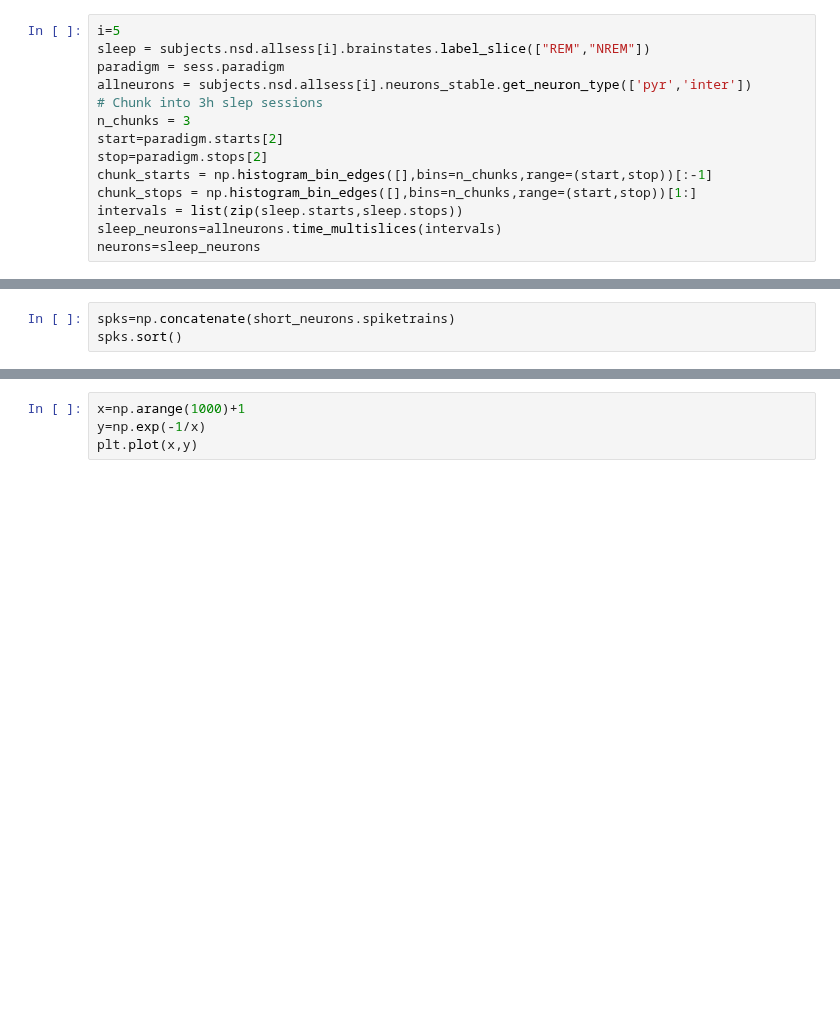
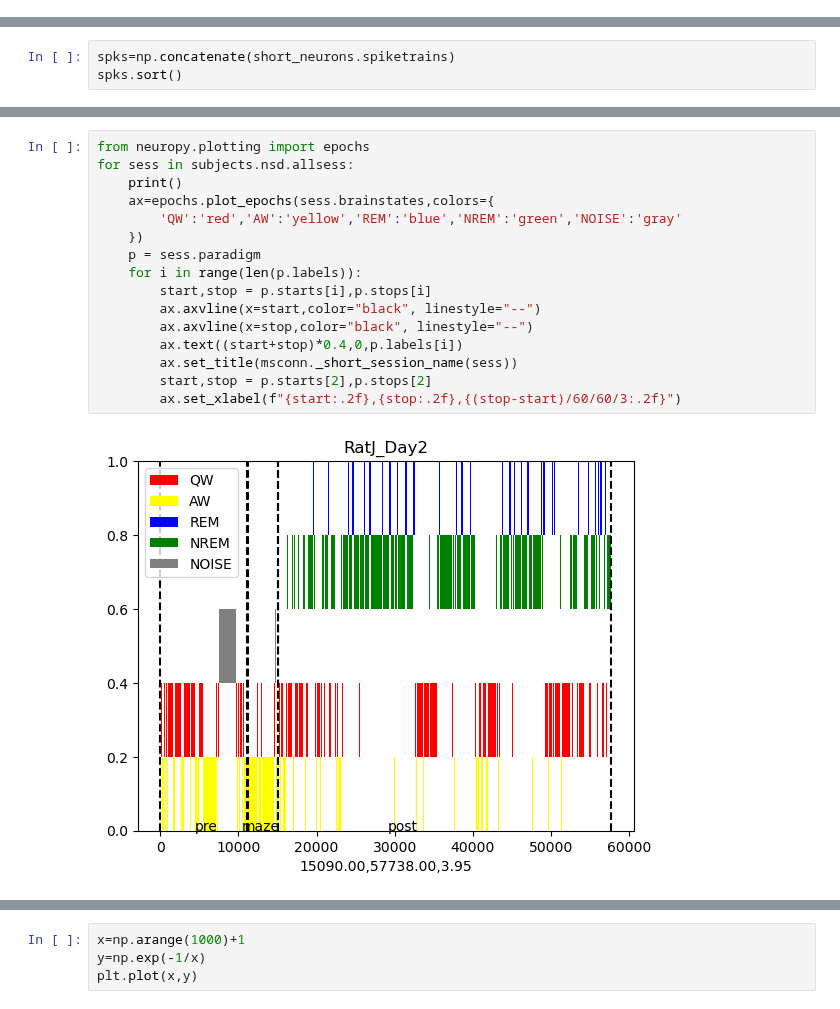
Before and after one commit to selina-lii/NeuroPy, a Jupyter notebook: notebooks/data_explore_selin.ipynb, the cells around one changed output, grey strips where cells are left out. Saved outputs shown, nothing was run; the diff lists cells and outputs as text; blank space fills up the shorter version.

```diff
--- a/notebooks/data_explore_selin.ipynb
+++ b/notebooks/data_explore_selin.ipynb
@@ -260,14 +184,0 @@ TypeError: 'numpy.float64' object is not iterable
-# %%
-i=5
-sleep = subjects.nsd.allsess[i].brainstates.label_slice(["REM","NREM"])
-paradigm = sess.paradigm
-allneurons = subjects.nsd.allsess[i].neurons_stable.get_neuron_type(['pyr','inter'])
-# Chunk into 3h slep sessions
-n_chunks = 3
-start=paradigm.starts[2]
-stop=paradigm.stops[2]
-chunk_starts = np.histogram_bin_edges([],bins=n_chunks,range=(start,stop))[:-1]
-chunk_stops = np.histogram_bin_edges([],bins=n_chunks,range=(start,stop))[1:]
-intervals = list(zip(sleep.starts,sleep.stops))
-sleep_neurons=allneurons.time_multislices(intervals)
-neurons=sleep_neurons
@@ -995,0 +520,18 @@ AttributeError: 'ProcessData' object has no attribute 'best_channels'
+# %%
+from neuropy.plotting import epochs
+for sess in subjects.nsd.allsess:
+    print()
+    ax=epochs.plot_epochs(sess.brainstates,colors={
+        'QW':'red','AW':'yellow','REM':'blue','NREM':'green','NOISE':'gray'
+    })
+    p = sess.paradigm
+    for i in range(len(p.labels)):
+        start,stop = p.starts[i],p.stops[i]
+        ax.axvline(x=start,color="black", linestyle="--")
+        ax.axvline(x=stop,color="black", linestyle="--")
+        ax.text((start+stop)*0.4,0,p.labels[i])
+        ax.set_title(msconn._short_session_name(sess))
+        start,stop = p.starts[2],p.stops[2]
+        ax.set_xlabel(f"{start:.2f},{stop:.2f},{(stop-start)/60/60/3:.2f}")
+# %% [output]
+[figure, added]
```
Also changed, not shown: parts of 31 cells of this notebook, 51 other files.
